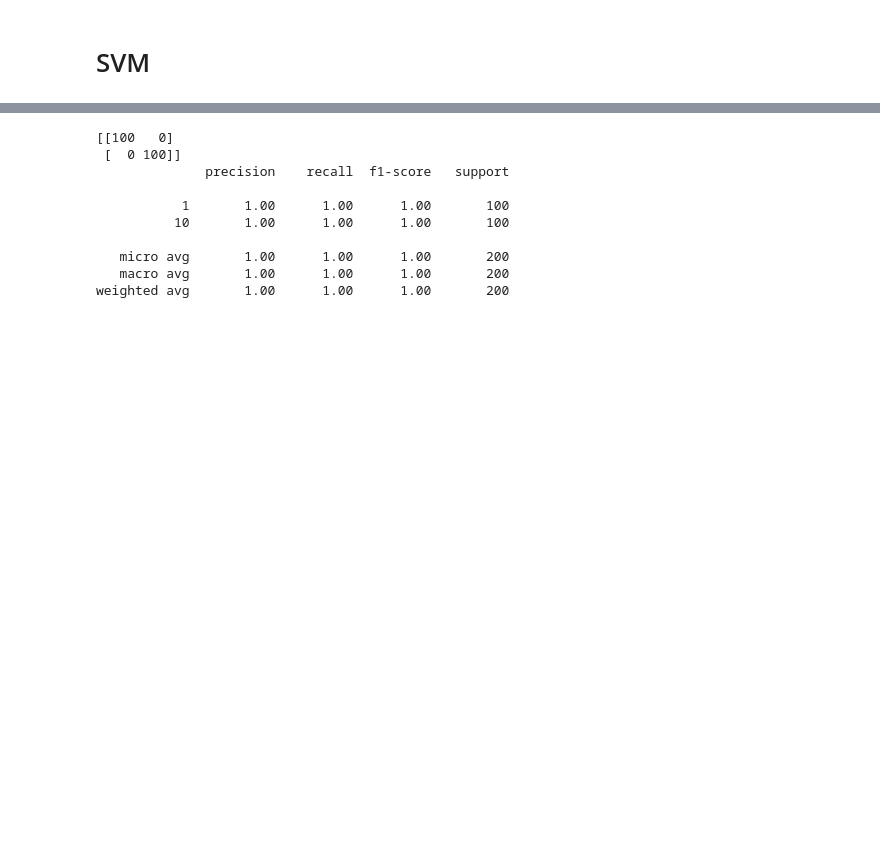
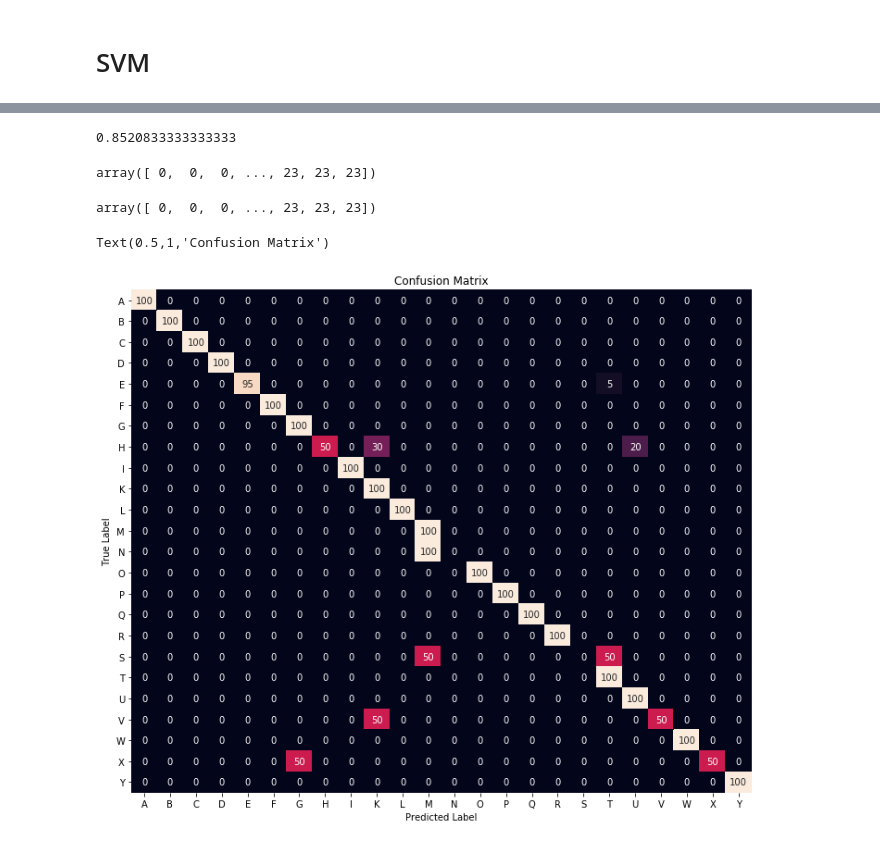
Before and after one commit to owenmedina/FingerSpell, a Jupyter notebook: SVM-Fast.ipynb, the cells around one changed output, grey strips where cells are left out. Saved outputs shown, nothing was run; the diff lists cells and outputs as text; code cells hidden in the pictures; blank space fills up the shorter version.

```diff
--- a/SVM-Fast.ipynb
+++ b/SVM-Fast.ipynb
@@ -101,5 +187,5 @@ X_train, X_test, y_train, y_test = train_test_split(X, y, test_size = 0.30)
 # %%
-svclassifier = SVC(kernel='poly',degree=10)
+svclassifier = SVC(kernel='linear')
 # %%
 svclassifier.fit(X_train, y_train)
 # %% [output]
@@ -153,0 +249,6 @@ dfTest4
+# %%
+#Normalize
+from sklearn.preprocessing import MinMaxScaler
+scaler = MinMaxScaler()
+dfTest4[dfTest4.columns] = scaler.fit_transform(dfTest4[dfTest4.columns])
+dfTest4.head()
@@ -153,0 +263,18 @@ dfTest4
+# %%
+#Scale
+
+
+size = len(dfTest4.columns)
+for i, row in dfTest4.iterrows():
+    max = np.max(row)
+    for index, val in enumerate(row):
+        if (index < size):
+            #print("Val ",val)
+            #print("Max ",max)
+            scaled =  val / max
+            dfTest4.set_value(i,dfTest4.columns[index],scaled)
+            #print(row)
+
+
+#scaleFeatures(df)
+dfTest4
@@ -166,17 +336,26 @@ D was recognized as L
 # %%
 metrics.accuracy_score(dfTest_pred4,transformedLabelsForTest4)
-print(confusion_matrix(dfTest_pred4,transformedLabelsForTest4))
-print(classification_report(dfTest_pred4,transformedLabelsForTest4))
+#print(classification_report(dfTest_pred4,transformedLabelsForTest4))
 # %% [output]
-[[100   0]
- [  0 100]]
-              precision    recall  f1-score   support
-
-           1       1.00      1.00      1.00       100
-          10       1.00      1.00      1.00       100
-
-   micro avg       1.00      1.00      1.00       200
-   macro avg       1.00      1.00      1.00       200
-weighted avg       1.00      1.00      1.00       200
+0.8520833333333333
+# %%
+dfTest_pred4
+# %% [output]
+array([ 0,  0,  0, ..., 23, 23, 23])
+# %%
+transformedLabelsForTest4
+# %% [output]
+array([ 0,  0,  0, ..., 23, 23, 23])
+# %%
+matrix = confusion_matrix(transformedLabelsForTest4,dfTest_pred4)
+plt.figure(figsize=(12, 10))
+sns.heatmap(matrix,annot=True,cbar=False, fmt='g',xticklabels=le.classes_,yticklabels=le.classes_)
+plt.yticks(rotation=0)
+plt.ylabel('True Label')
+plt.xlabel('Predicted Label')
+plt.title('Confusion Matrix')
+# %% [output]
+Text(0.5,1,'Confusion Matrix')
+[figure, added]
 # %%
 [i for i, j in zip(dfTest_pred4, transformedLabelsForTest4) if i != j]
```
Also changed, not shown: parts of 26 cells of this notebook, 10 other files.
